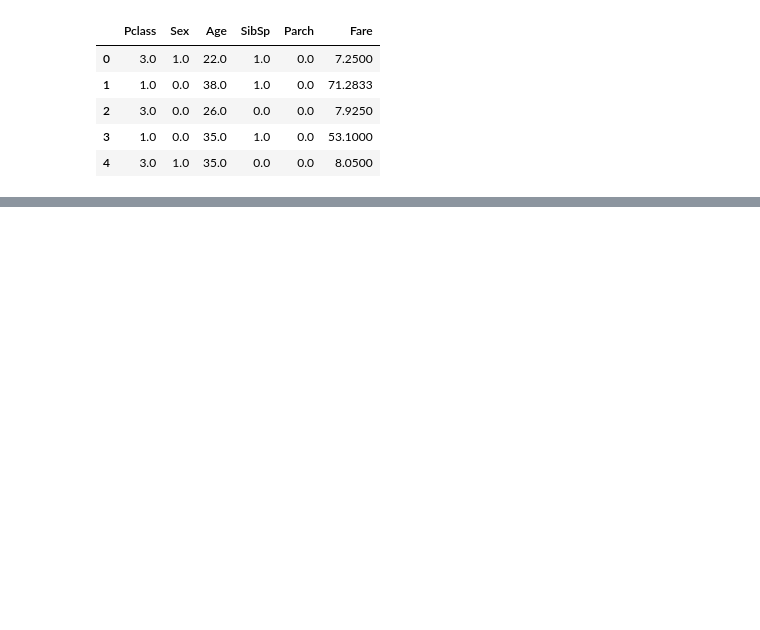
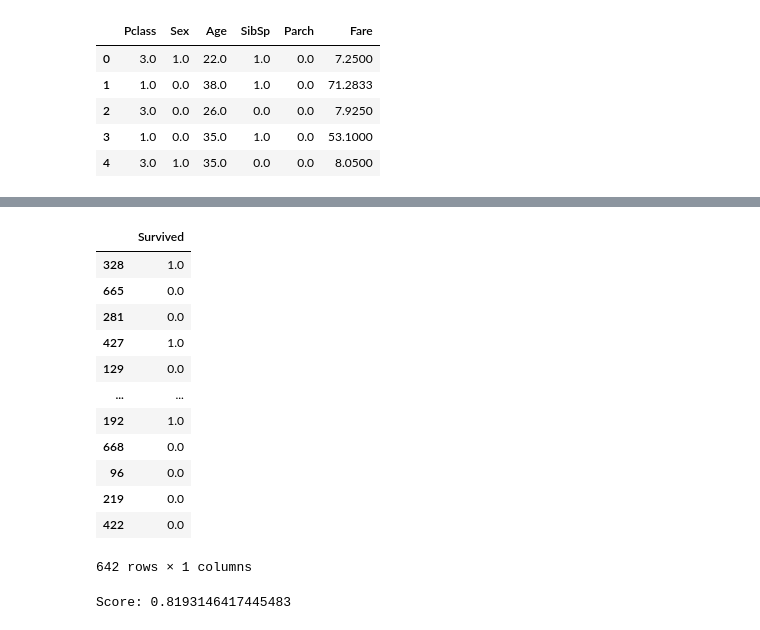
Before and after one commit to Geutodun/ppp, a Jupyter notebook: day4/ex01.ipynb, the cells around one changed output, grey strips where cells are left out. Saved outputs shown, nothing was run; the diff lists cells and outputs as text; code cells hidden in the pictures; blank space fills up the shorter version.

```diff
--- a/day4/ex01.ipynb
+++ b/day4/ex01.ipynb
@@ -426,0 +496,16 @@ train_pre.head()
+# %%
+y_train
+# %% [output]
+|  | Survived |
+| 328 | 1.0 |
+| 665 | 0.0 |
+| 281 | 0.0 |
+| 427 | 1.0 |
+| 129 | 0.0 |
+| ... | ... |
+| 192 | 1.0 |
+| 668 | 0.0 |
+| 96 | 0.0 |
+| 219 | 0.0 |
+| 422 | 0.0 |
+642 rows × 1 columns
@@ -426,0 +524,9 @@ train_pre.head()
+# %%
+from sklearn.tree import DecisionTreeClassifier
+
+tree_clf = DecisionTreeClassifier(max_depth=3, random_state=13)
+tree_clf.fit(X_train, y_train)
+
+print('Score: {}'.format(tree_clf.score(X_train, y_train)))
+# %% [output]
+Score: 0.8193146417445483
```
Also changed, not shown: parts of 15 cells of this notebook, 2 other files.
